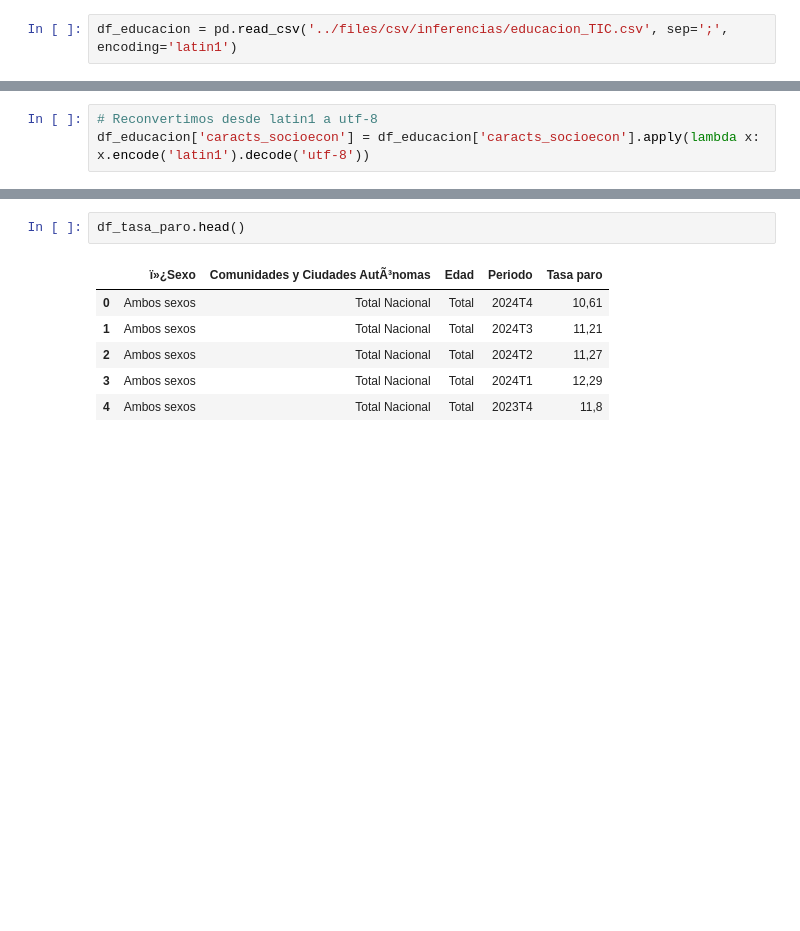
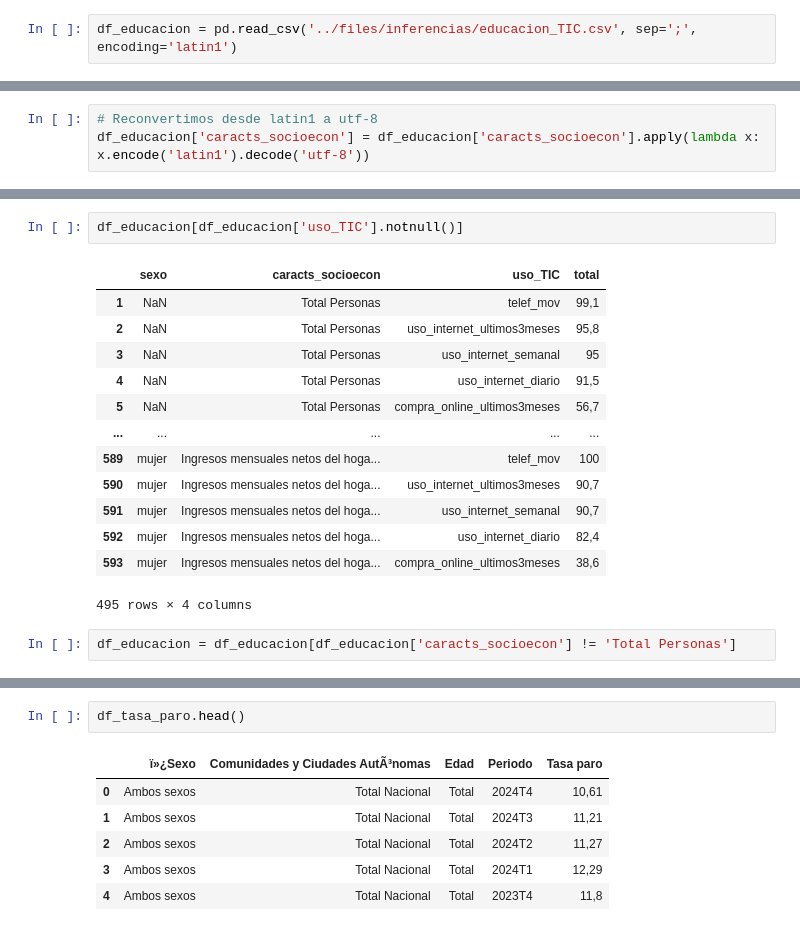
Before and after one commit to sara-arranz/PowerBI_Brecha_Digital, a Jupyter notebook: transformaciones/dataset_global.ipynb, the cells around one changed output, grey strips where cells are left out. Cells and saved outputs as stored; diff of their text form; blank space fills up the shorter version.

```diff
--- a/transformaciones/dataset_global.ipynb
+++ b/transformaciones/dataset_global.ipynb
@@ -2,7 +2,7 @@
 import pandas as pd
 import numpy as np
 # %%
-df_educacion = pd.read_csv('../files/csv/inferencias/educacion_TIC.csv', sep=';', encoding='latin1')
+df_educacion = pd.read_csv('../files/inferencias/educacion_TIC.csv', sep=';', encoding='latin1')
 # %%
 df_educacion.head()
 # %% [output]
@@ -99,0 +162,18 @@ Name: count, dtype: int64
+# %%
+df_educacion[df_educacion['uso_TIC'].notnull()]
+# %% [output]
+|  | sexo | caracts_socioecon | uso_TIC | total |
+| 1 | NaN | Total Personas | telef_mov | 99,1 |
+| 2 | NaN | Total Personas | uso_internet_ultimos3meses | 95,8 |
+| 3 | NaN | Total Personas | uso_internet_semanal | 95 |
+| 4 | NaN | Total Personas | uso_internet_diario | 91,5 |
+| 5 | NaN | Total Personas | compra_online_ultimos3meses | 56,7 |
+| ... | ... | ... | ... | ... |
+| 589 | mujer | Ingresos mensuales netos del hoga... | telef_mov | 100 |
+| 590 | mujer | Ingresos mensuales netos del hoga... | uso_internet_ultimos3meses | 90,7 |
+| 591 | mujer | Ingresos mensuales netos del hoga... | uso_internet_semanal | 90,7 |
+| 592 | mujer | Ingresos mensuales netos del hoga... | uso_internet_diario | 82,4 |
+| 593 | mujer | Ingresos mensuales netos del hoga... | compra_online_ultimos3meses | 38,6 |
+495 rows × 4 columns
+# %%
+df_educacion = df_educacion[df_educacion['caracts_socioecon'] != 'Total Personas']
```
Also changed, not shown: parts of 53 cells of this notebook, 3 other files.
